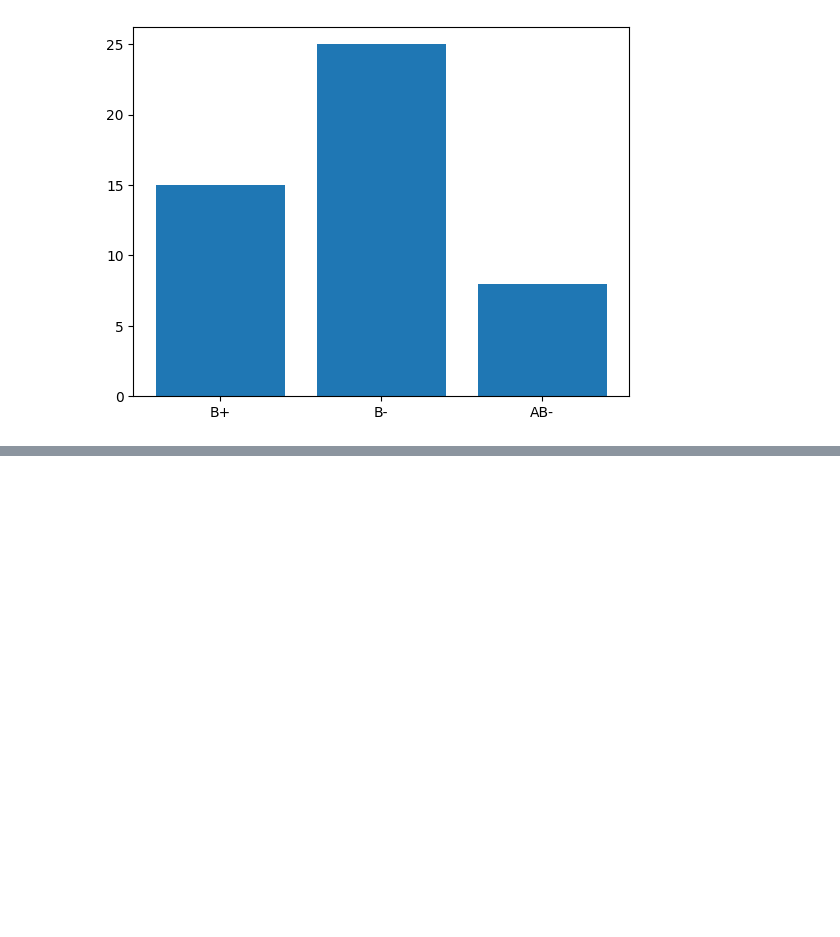
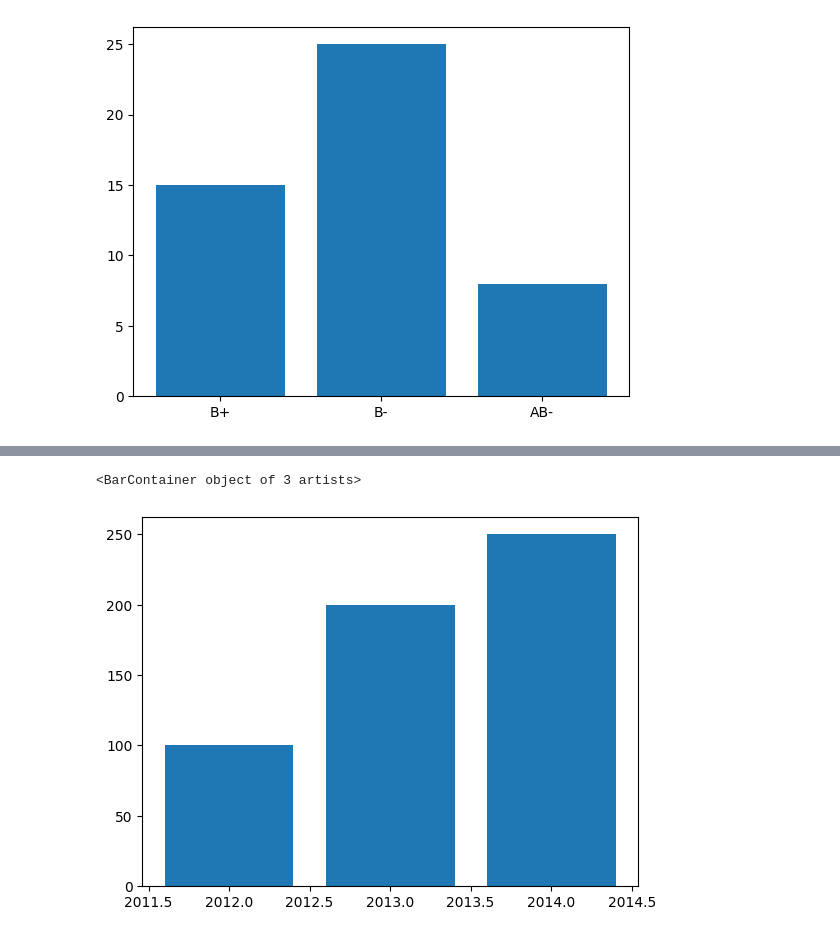
Before and after one commit to jubayerhu1/Python-Code, a Jupyter notebook: matplotlib/matplotlib.ipynb, the cells around one changed output, grey strips where cells are left out. Cells and saved outputs as stored; diff of their text form; code cells hidden in the pictures; blank space fills up the shorter version.

```diff
--- a/matplotlib/matplotlib.ipynb
+++ b/matplotlib/matplotlib.ipynb
@@ -97,0 +128,5 @@ plt.bar(blood_group, Total_person)
+# %%
+plt.bar(years,popluation)
+# %% [output]
+<BarContainer object of 3 artists>
+[figure, added]
```
Also changed, not shown: parts of 11 cells of this notebook, 5 other files.
